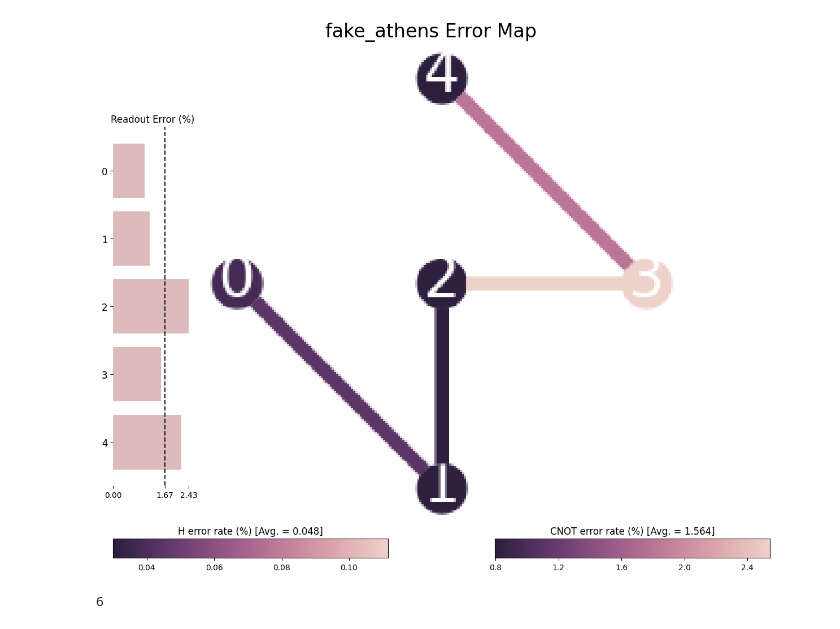
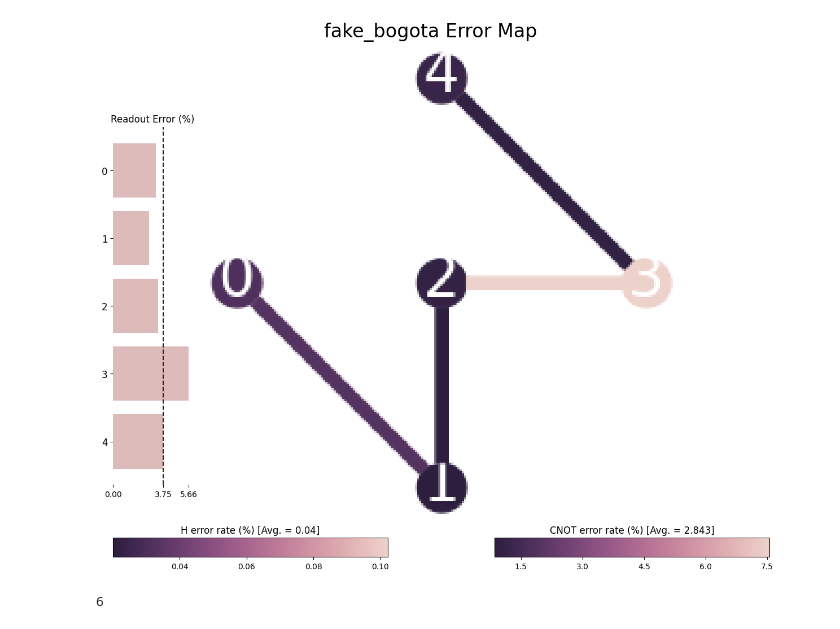
Before and after one commit to MagePro310/Quantum_Simulation_Scheduling_ver1, a Jupyter notebook: test_transpile.ipynb, the cells around one changed output. Drawn from its saved outputs; the diff is of its cells as text; code cells hidden in the pictures.

```diff
--- a/test_transpile.ipynb
+++ b/test_transpile.ipynb
@@ -35,9 +32,9 @@ from qiskit.visualization import plot_circuit_layout
 # %%
 backendtime0 = FakeBogotaV2()
 backendtime1 = FakeAthensV2()
-plot_error_map(backendtime1)
+plot_error_map(backendtime0)
 # %% [output]
-[figure, old version]
+[figure, new version]
 # %%
 circuit0 = QuantumCircuit(3)
 circuit0.h(0)
```
Also changed, not shown: parts of 2 cells of this notebook, 2 other files.
